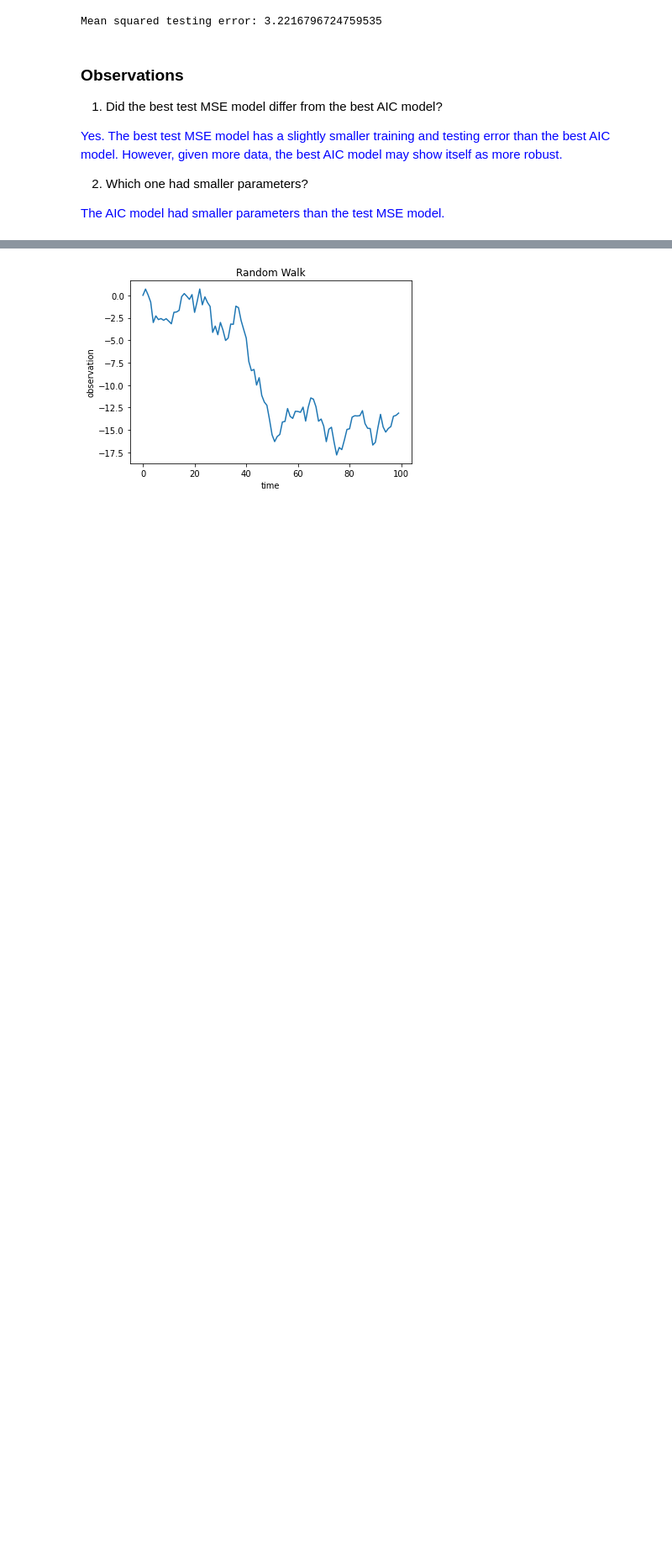
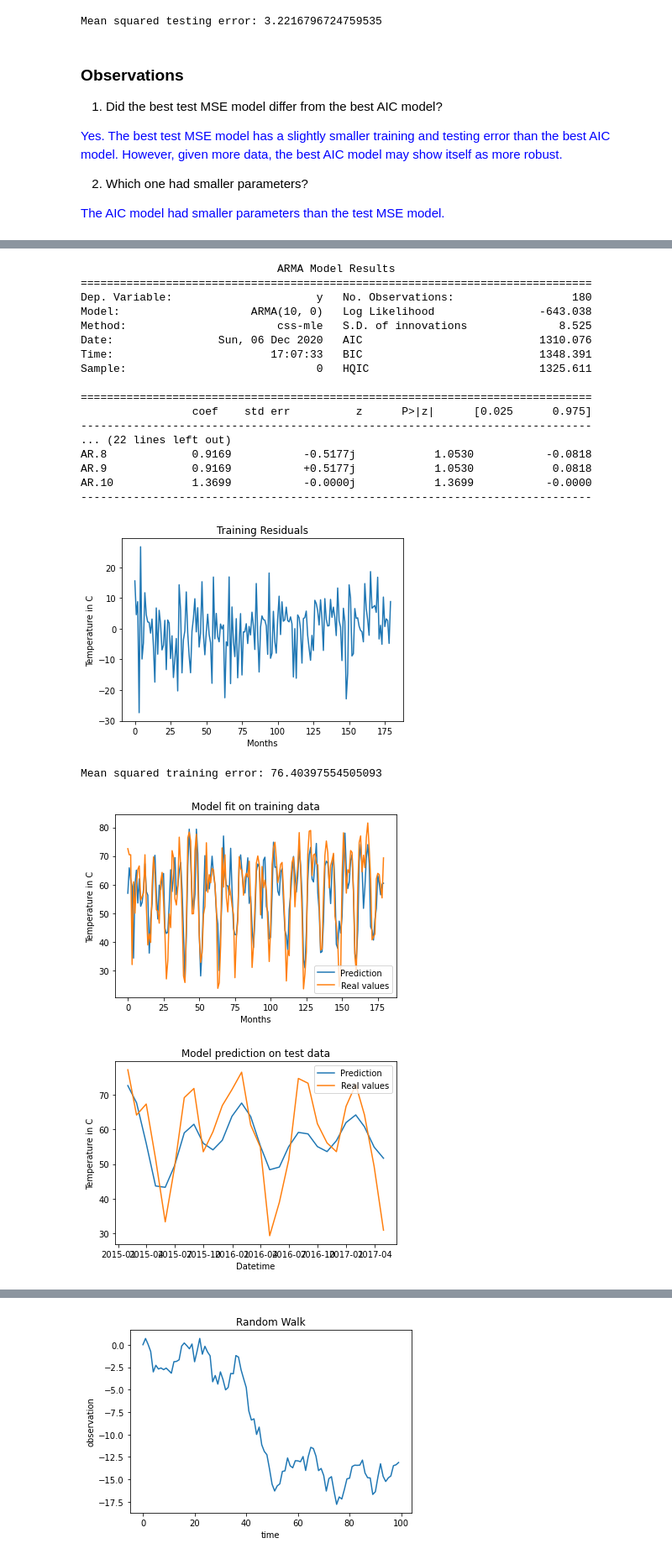
Before and after one commit to adamchang2000/cs189-project-t-arima, a Jupyter notebook: ARIMA_notebook_sols.ipynb, the cells around one changed output, grey strips where cells are left out. Shown at 84% size. Cells and saved outputs as stored; diff of their text form; code cells hidden in the pictures; blank space fills up the shorter version.

```diff
--- a/ARIMA_notebook_sols.ipynb
+++ b/ARIMA_notebook_sols.ipynb
@@ -997,0 +1162,25 @@ Mean squared testing error: 3.2216796724759535
+# %%
+res = ARIMA(training_data.values, order=(q, 0, 0)).fit()
+process_result(res)
+# %% [output]
+                              ARMA Model Results
+==============================================================================
+Dep. Variable:                      y   No. Observations:                  180
+Model:                    ARMA(10, 0)   Log Likelihood                -643.038
+Method:                       css-mle   S.D. of innovations              8.525
+Date:                Sun, 06 Dec 2020   AIC                           1310.076
+Time:                        17:07:33   BIC                           1348.391
+Sample:                             0   HQIC                          1325.611
+
+==============================================================================
+                 coef    std err          z      P>|z|      [0.025      0.975]
+------------------------------------------------------------------------------
+... (22 lines left out)
+AR.8             0.9169           -0.5177j            1.0530           -0.0818
+AR.9             0.9169           +0.5177j            1.0530            0.0818
+AR.10            1.3699           -0.0000j            1.3699           -0.0000
+------------------------------------------------------------------------------
+[figure, added]
+Mean squared training error: 76.40397554505093
+[figure, added]
+[figure, added]
```
Also changed, not shown: parts of 18 cells of this notebook.
